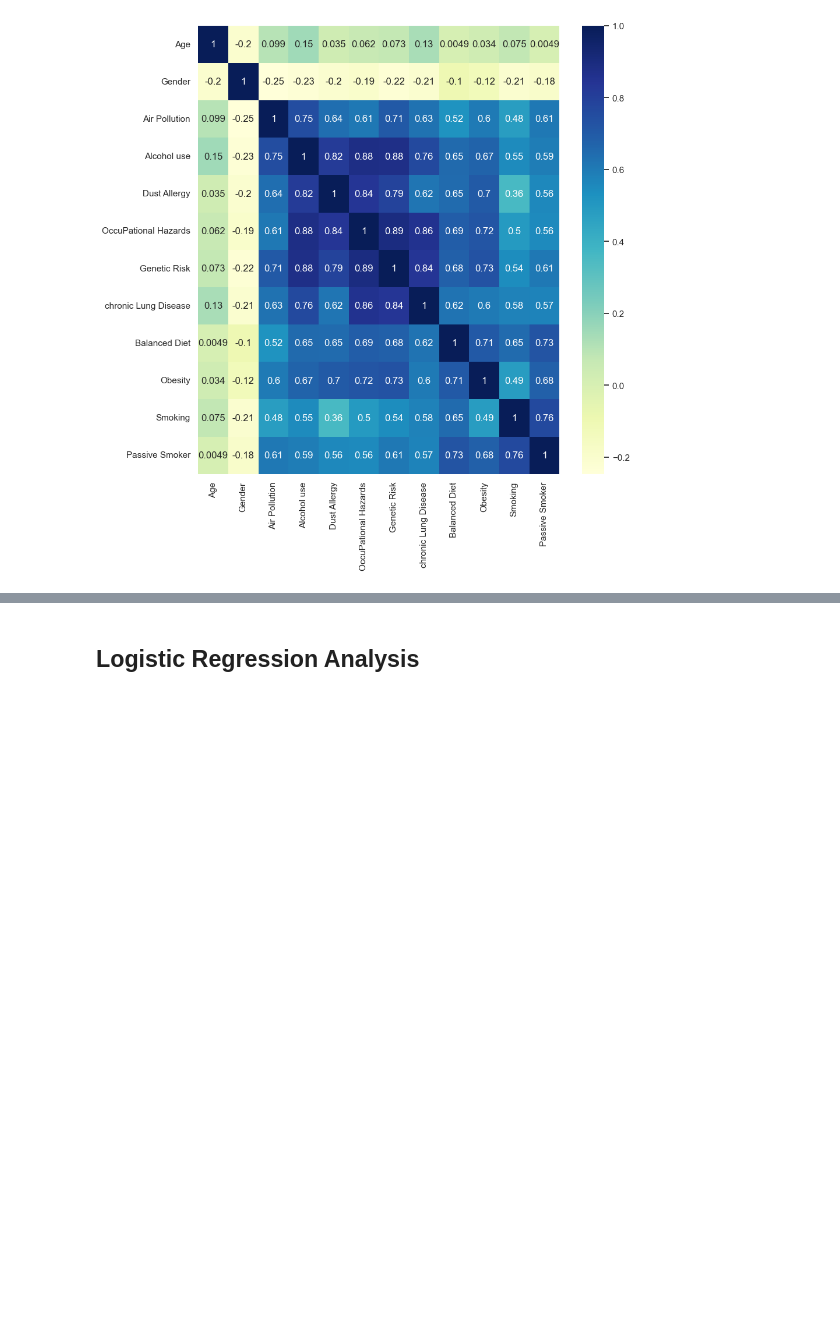
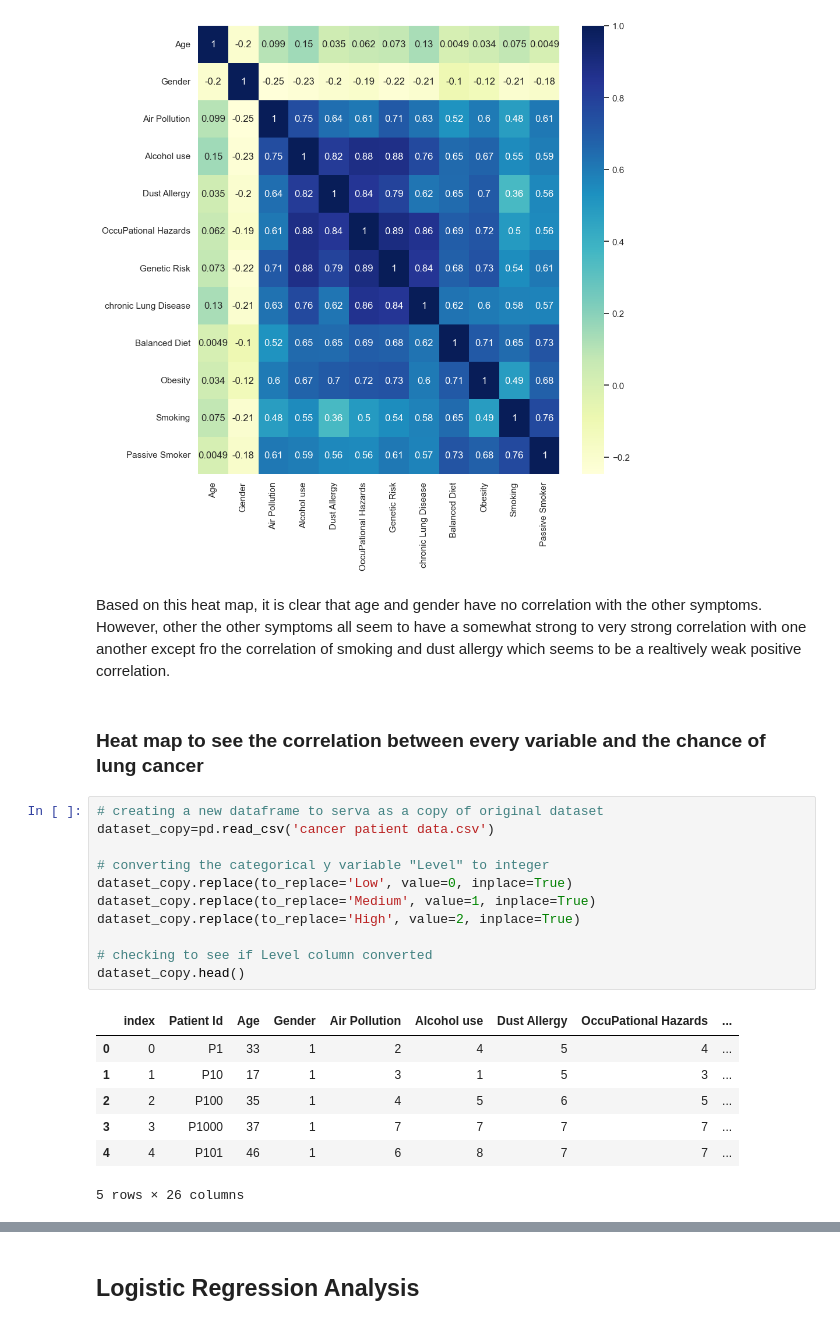
Before and after one commit to Graviton12/DS160_Final_Project_SZM, a Jupyter notebook: DS 160 Final Project SZM.ipynb, the cells around one changed output, grey strips where cells are left out. Saved outputs shown, nothing was run; the diff lists cells and outputs as text; blank space fills up the shorter version.

```diff
--- a/DS 160 Final Project SZM.ipynb
+++ b/DS 160 Final Project SZM.ipynb
@@ -322,3 +373,26 @@ sns.heatmap(heat_map2,  xticklabels=cols, yticklabels=cols, annot=True, cmap="Yl
 # %% [output]
 <Axes: >
 [figure]
+# %% [markdown]
+Based on this heat map, it is clear that age and gender have no correlation with the other symptoms. However, other the other symptoms all seem to have a somewhat strong to very strong correlation with one another except fro the correlation of smoking and dust allergy which seems to be a realtively weak positive correlation.
+# %% [markdown]
+### Heat map to see the correlation between every variable and the chance of lung cancer
+# %%
+# creating a new dataframe to serva as a copy of original dataset
+dataset_copy=pd.read_csv('cancer patient data.csv')
+
+# converting the categorical y variable "Level" to integer
+dataset_copy.replace(to_replace='Low', value=0, inplace=True)
+dataset_copy.replace(to_replace='Medium', value=1, inplace=True)
+dataset_copy.replace(to_replace='High', value=2, inplace=True)
+
+# checking to see if Level column converted
+dataset_copy.head()
+# %% [output]
+|  | index | Patient Id | Age | Gender | Air Pollution | Alcohol use | Dust Allergy | OccuPational Hazards | ... |
+| 0 | 0 | P1 | 33 | 1 | 2 | 4 | 5 | 4 | ... |
+| 1 | 1 | P10 | 17 | 1 | 3 | 1 | 5 | 3 | ... |
+| 2 | 2 | P100 | 35 | 1 | 4 | 5 | 6 | 5 | ... |
+| 3 | 3 | P1000 | 37 | 1 | 7 | 7 | 7 | 7 | ... |
+| 4 | 4 | P101 | 46 | 1 | 6 | 8 | 7 | 7 | ... |
+5 rows × 26 columns
```
Also changed, not shown: parts of 14 cells of this notebook.
